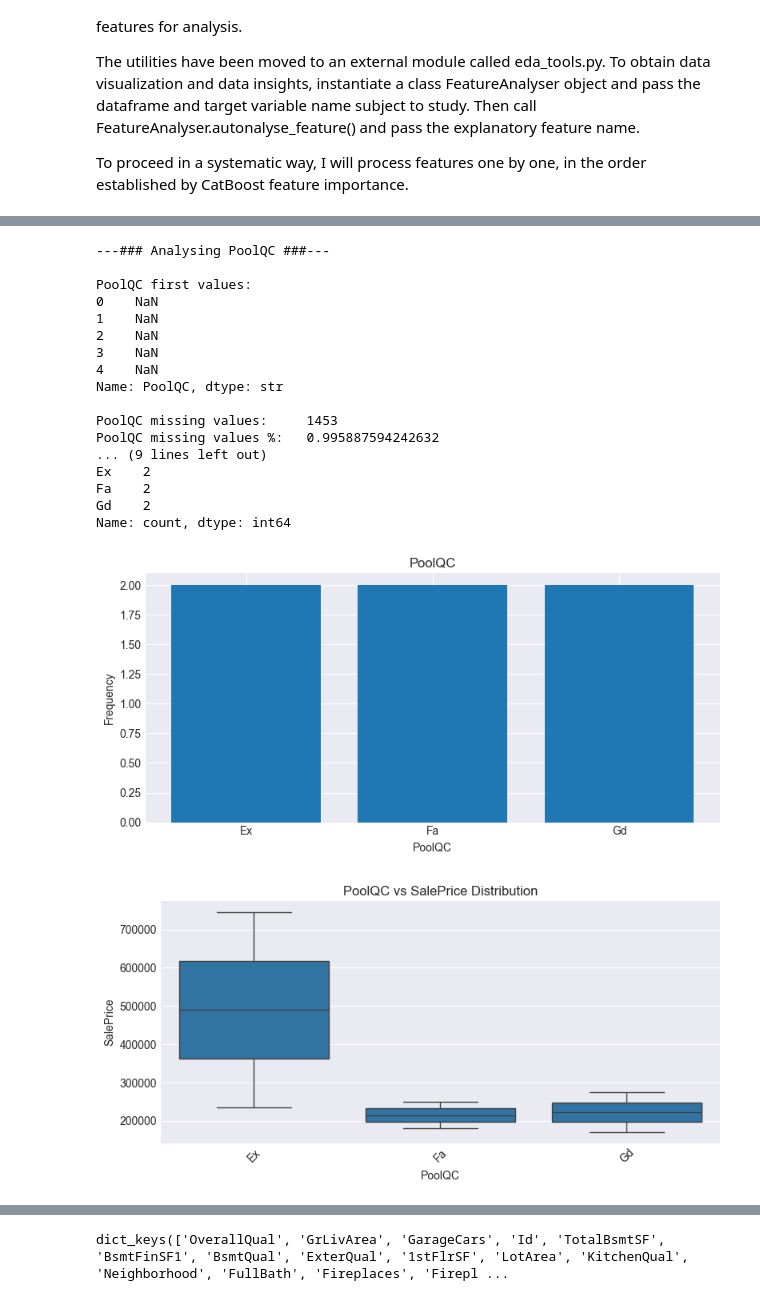
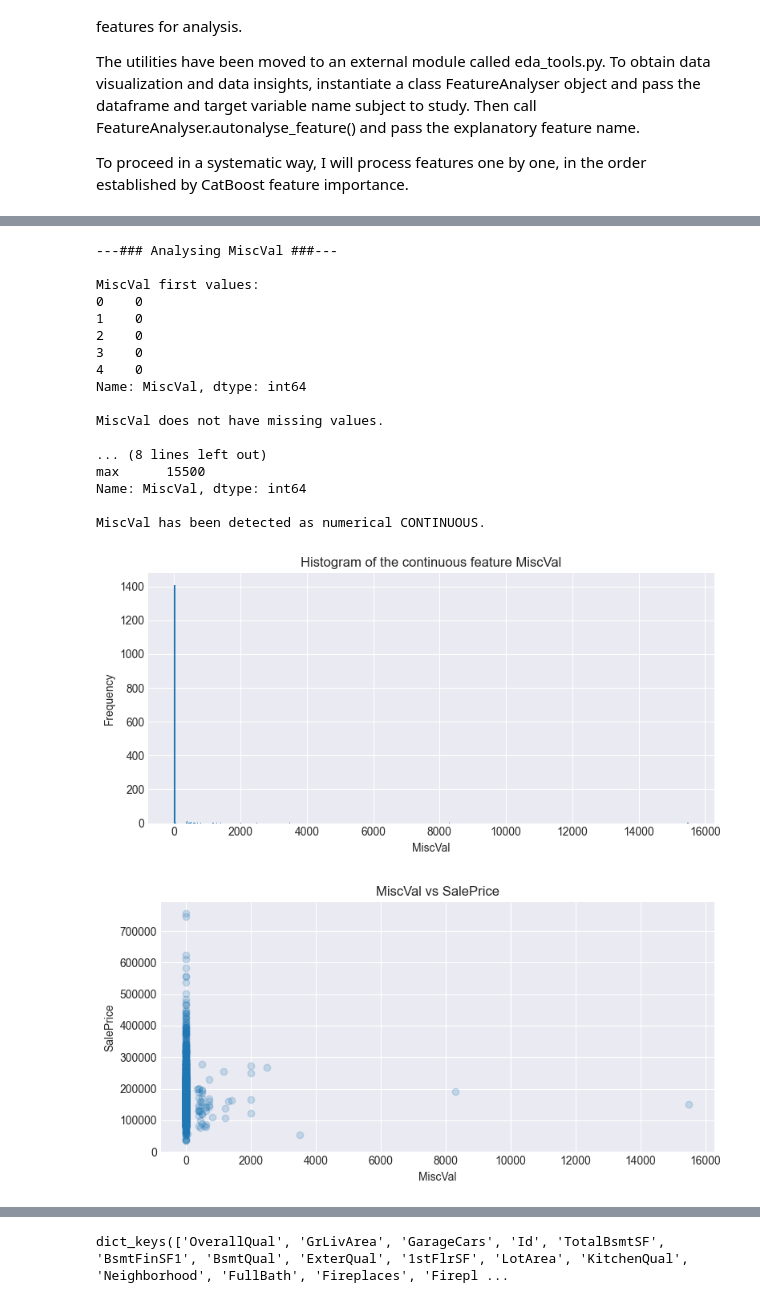
Before and after one commit to lopez-davcio/learning-journal, a Jupyter notebook: ames-housing-regression/ames-housing-analysis.ipynb, the cells around one changed output, grey strips where cells are left out. Drawn from its saved outputs; the diff is of its cells as text; code cells hidden in the pictures.

```diff
--- a/ames-housing-regression/ames-housing-analysis.ipynb
+++ b/ames-housing-regression/ames-housing-analysis.ipynb
@@ -149,35 +149,35 @@ df.iloc[1297:1299]
 # %%
 # instantiate an analyser class object
 analyser = eda_tools.FeatureAnalyser(df, 'SalePrice')
 
 # set feature to study (set to None indexing method not needed)
-feature_importance_index = 60 # index at feature importance list, set it `None` if feature name is used instead
+feature_importance_index = 78 # index at feature importance list, set it `None` if feature name is used instead
 feature_name = None # set it to `None` if index is used instead
 
 # analyse feature indexed by feature importance
 if feature_importance_index != None:
     analyser.autoanalyse_feature(cb_feature_importances.index[feature_importance_index])
 
 # analyse feature indexed by name
 if feature_name != None:
     analyser.autoanalyse_feature(feature_name)
 # %% [output]
----### Analysing PoolQC ###---
+---### Analysing MiscVal ###---
 
-PoolQC first values:
-0    NaN
-1    NaN
-2    NaN
-3    NaN
-4    NaN
-Name: PoolQC, dtype: str
+MiscVal first values:
+0    0
+1    0
+2    0
+3    0
+4    0
+Name: MiscVal, dtype: int64
 
-PoolQC missing values:     1453
-PoolQC missing values %:   0.995887594242632
-... (9 lines left out)
-Ex    2
-Fa    2
-Gd    2
-Name: count, dtype: int64
+MiscVal does not have missing values.
+
+... (8 lines left out)
+max      15500
+Name: MiscVal, dtype: int64
+
+MiscVal has been detected as numerical CONTINUOUS.
-[figure, old version]
+[figure, new version]
-[figure, old version]
+[figure, new version]
```
Also changed, not shown: parts of 3 cells of this notebook, 1 other file.
